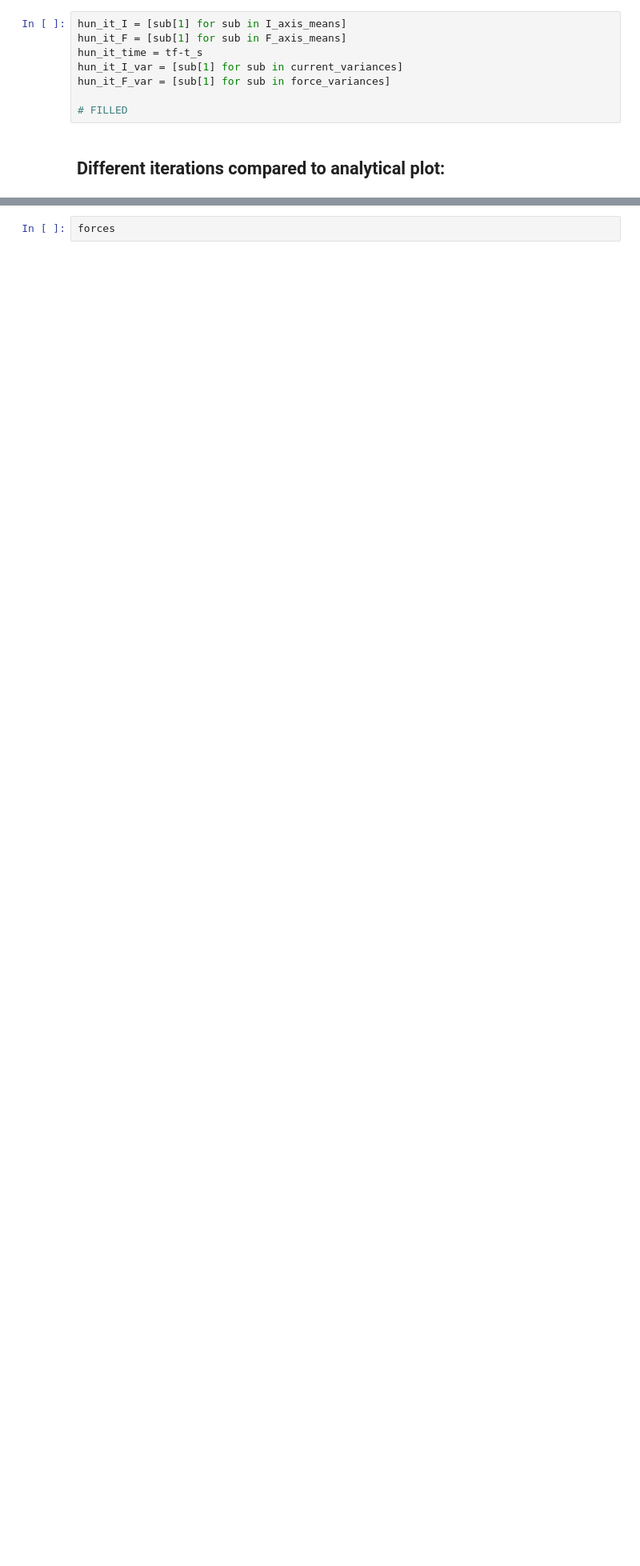
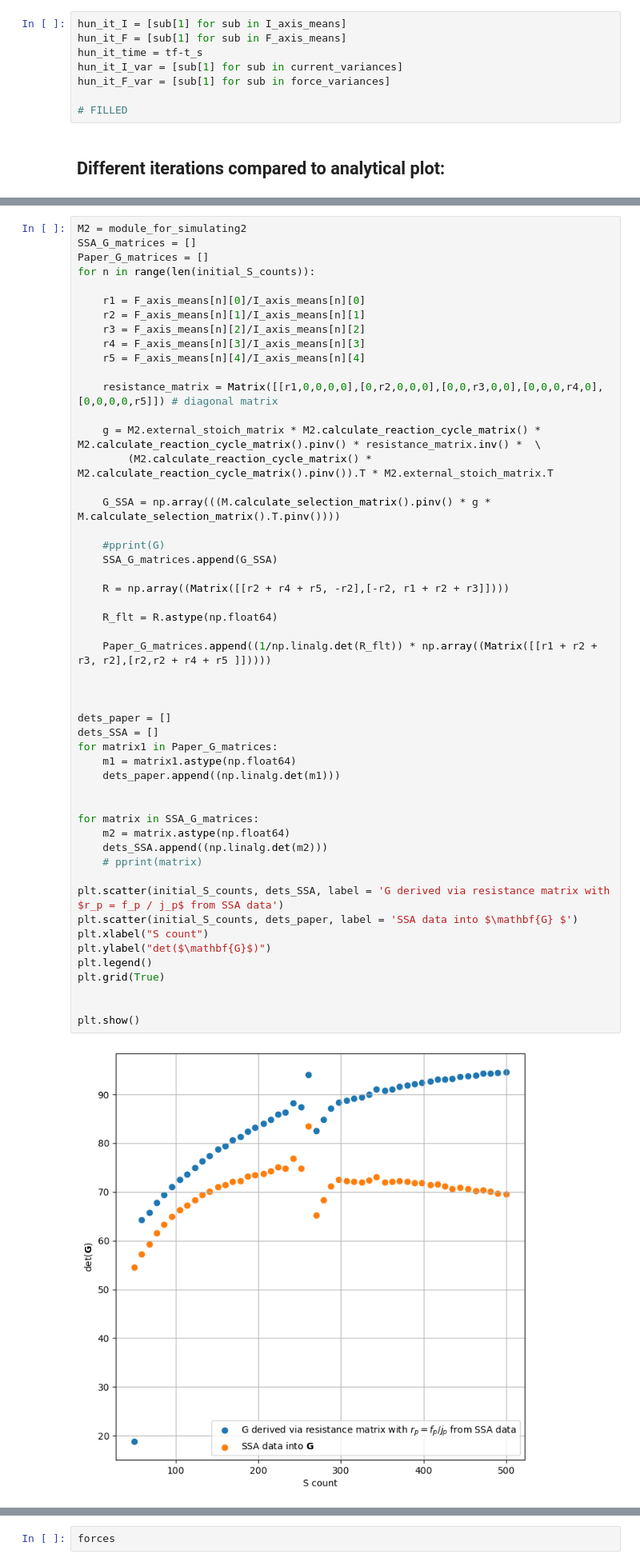
Before and after one commit to FTurci/conductance-chem-net, a Jupyter notebook: students/Will/Gillespie_simulations/numba_infused.ipynb, the cells around one changed output, grey strips where cells are left out. Shown at 80% size. Drawn from its saved outputs; the diff is of its cells as text; blank space fills up the shorter version.

```diff
--- a/students/Will/Gillespie_simulations/numba_infused.ipynb
+++ b/students/Will/Gillespie_simulations/numba_infused.ipynb
@@ -1547,0 +1875,53 @@ plt.show()
+# %%
+M2 = module_for_simulating2
+SSA_G_matrices = []
+Paper_G_matrices = []
+for n in range(len(initial_S_counts)):
+
+    r1 = F_axis_means[n][0]/I_axis_means[n][0]
+    r2 = F_axis_means[n][1]/I_axis_means[n][1]
+    r3 = F_axis_means[n][2]/I_axis_means[n][2]
+    r4 = F_axis_means[n][3]/I_axis_means[n][3]
+    r5 = F_axis_means[n][4]/I_axis_means[n][4]
+
+    resistance_matrix = Matrix([[r1,0,0,0,0],[0,r2,0,0,0],[0,0,r3,0,0],[0,0,0,r4,0], [0,0,0,0,r5]]) # diagonal matrix
+
+    g = M2.external_stoich_matrix * M2.calculate_reaction_cycle_matrix() * M2.calculate_reaction_cycle_matrix().pinv() * resistance_matrix.inv() *  \
+        (M2.calculate_reaction_cycle_matrix() * M2.calculate_reaction_cycle_matrix().pinv()).T * M2.external_stoich_matrix.T
+
+    G_SSA = np.array(((M.calculate_selection_matrix().pinv() * g * M.calculate_selection_matrix().T.pinv())))
+
+    #pprint(G)
+    SSA_G_matrices.append(G_SSA)
+
+    R = np.array((Matrix([[r2 + r4 + r5, -r2],[-r2, r1 + r2 + r3]])))
+
+    R_flt = R.astype(np.float64)
+
+    Paper_G_matrices.append((1/np.linalg.det(R_flt)) * np.array((Matrix([[r1 + r2 + r3, r2],[r2,r2 + r4 + r5 ]]))))
+
+
+
+dets_paper = []
+dets_SSA = []
+for matrix1 in Paper_G_matrices:
+    m1 = matrix1.astype(np.float64)
+    dets_paper.append((np.linalg.det(m1)))
+
+
+for matrix in SSA_G_matrices:
+    m2 = matrix.astype(np.float64)
+    dets_SSA.append((np.linalg.det(m2)))
+    # pprint(matrix)
+
+plt.scatter(initial_S_counts, dets_SSA, label = 'G derived via resistance matrix with $r_p = f_p / j_p$ from SSA data')
+plt.scatter(initial_S_counts, dets_paper, label = 'SSA data into $\mathbf{G} $')
+plt.xlabel("S count")
+plt.ylabel("det($\mathbf{G}$)")
+plt.legend()
+plt.grid(True)
+
+
+plt.show()
+# %% [output]
+[figure, added]
```
Also changed, not shown: parts of 16 cells of this notebook.
